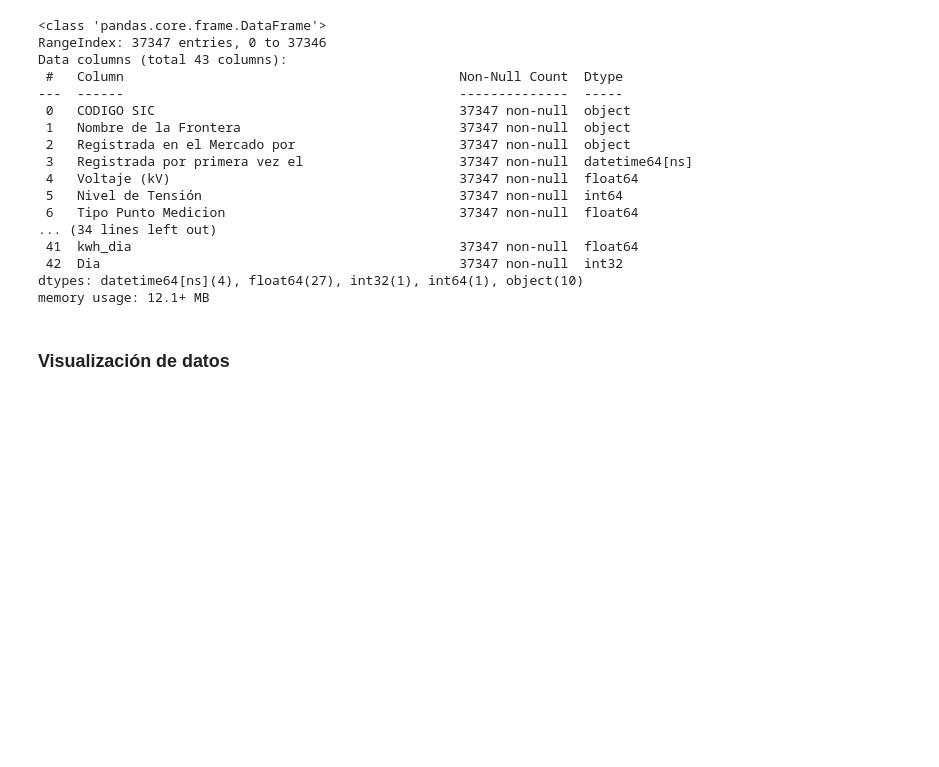
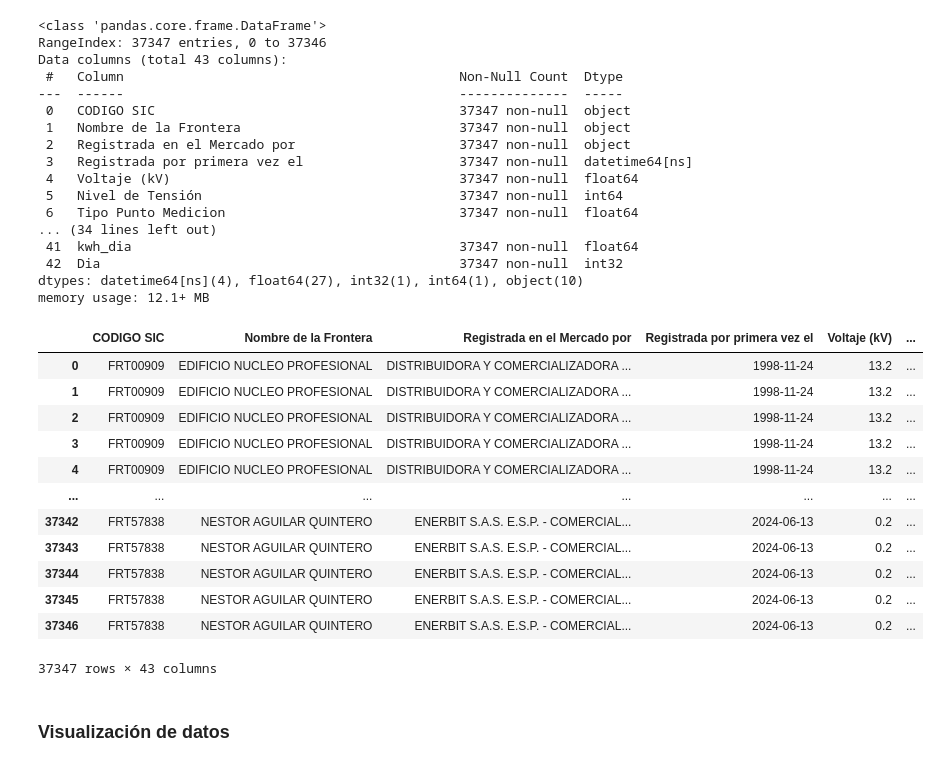
Before and after one commit to Moises-UAO/Equipo-1-GYA, a Jupyter notebook: proyecto.ipynb, the cells around one changed output. Cells and saved outputs as stored; diff of their text form; code cells hidden in the pictures; blank space fills up the shorter version.

```diff
--- a/proyecto.ipynb
+++ b/proyecto.ipynb
@@ -62,6 +62,22 @@ Data columns (total 43 columns):
  42  Dia                                              37347 non-null  int32
 dtypes: datetime64[ns](4), float64(27), int32(1), int64(1), object(10)
 memory usage: 12.1+ MB
+# %%
+df_clientes
+# %% [output]
+|  | CODIGO SIC | Nombre de la Frontera | Registrada en el Mercado por | Registrada por primera vez el | Voltaje (kV) | ... |
+| 0 | FRT00909 | EDIFICIO NUCLEO PROFESIONAL | DISTRIBUIDORA Y COMERCIALIZADORA ... | 1998-11-24 | 13.2 | ... |
+| 1 | FRT00909 | EDIFICIO NUCLEO PROFESIONAL | DISTRIBUIDORA Y COMERCIALIZADORA ... | 1998-11-24 | 13.2 | ... |
+| 2 | FRT00909 | EDIFICIO NUCLEO PROFESIONAL | DISTRIBUIDORA Y COMERCIALIZADORA ... | 1998-11-24 | 13.2 | ... |
+| 3 | FRT00909 | EDIFICIO NUCLEO PROFESIONAL | DISTRIBUIDORA Y COMERCIALIZADORA ... | 1998-11-24 | 13.2 | ... |
+| 4 | FRT00909 | EDIFICIO NUCLEO PROFESIONAL | DISTRIBUIDORA Y COMERCIALIZADORA ... | 1998-11-24 | 13.2 | ... |
+| ... | ... | ... | ... | ... | ... | ... |
+| 37342 | FRT57838 | NESTOR AGUILAR QUINTERO | ENERBIT S.A.S. E.S.P. - COMERCIAL... | 2024-06-13 | 0.2 | ... |
+| 37343 | FRT57838 | NESTOR AGUILAR QUINTERO | ENERBIT S.A.S. E.S.P. - COMERCIAL... | 2024-06-13 | 0.2 | ... |
+| 37344 | FRT57838 | NESTOR AGUILAR QUINTERO | ENERBIT S.A.S. E.S.P. - COMERCIAL... | 2024-06-13 | 0.2 | ... |
+| 37345 | FRT57838 | NESTOR AGUILAR QUINTERO | ENERBIT S.A.S. E.S.P. - COMERCIAL... | 2024-06-13 | 0.2 | ... |
+| 37346 | FRT57838 | NESTOR AGUILAR QUINTERO | ENERBIT S.A.S. E.S.P. - COMERCIAL... | 2024-06-13 | 0.2 | ... |
+37347 rows × 43 columns
 # %% [markdown]
 ### Visualización de datos
 # %%
```
Also changed, not shown: parts of 6 cells of this notebook, 4 other files.
